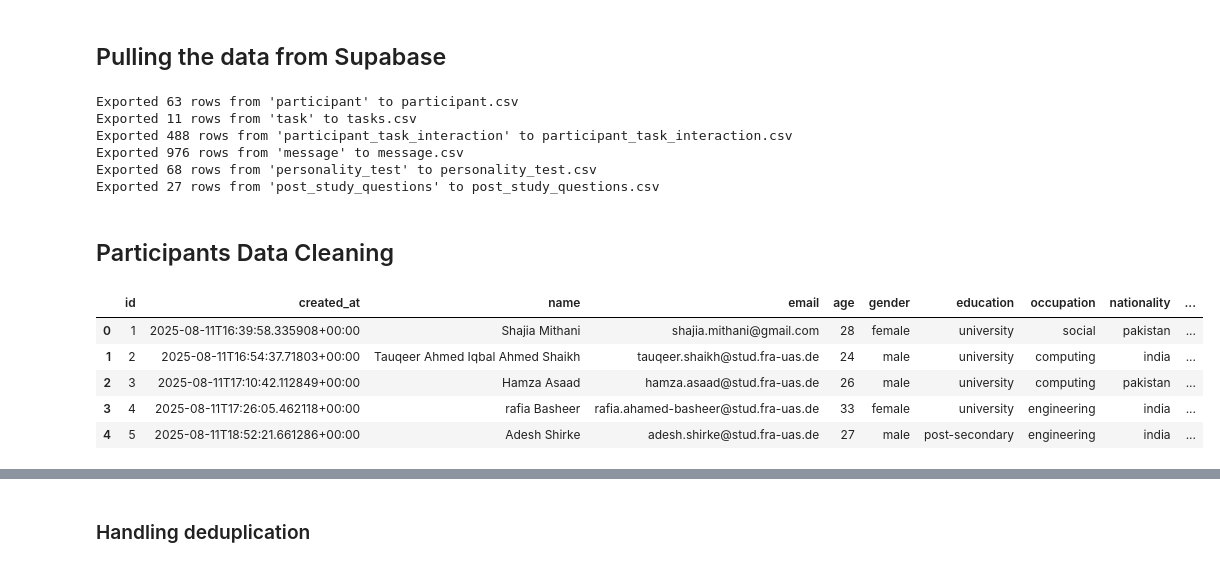
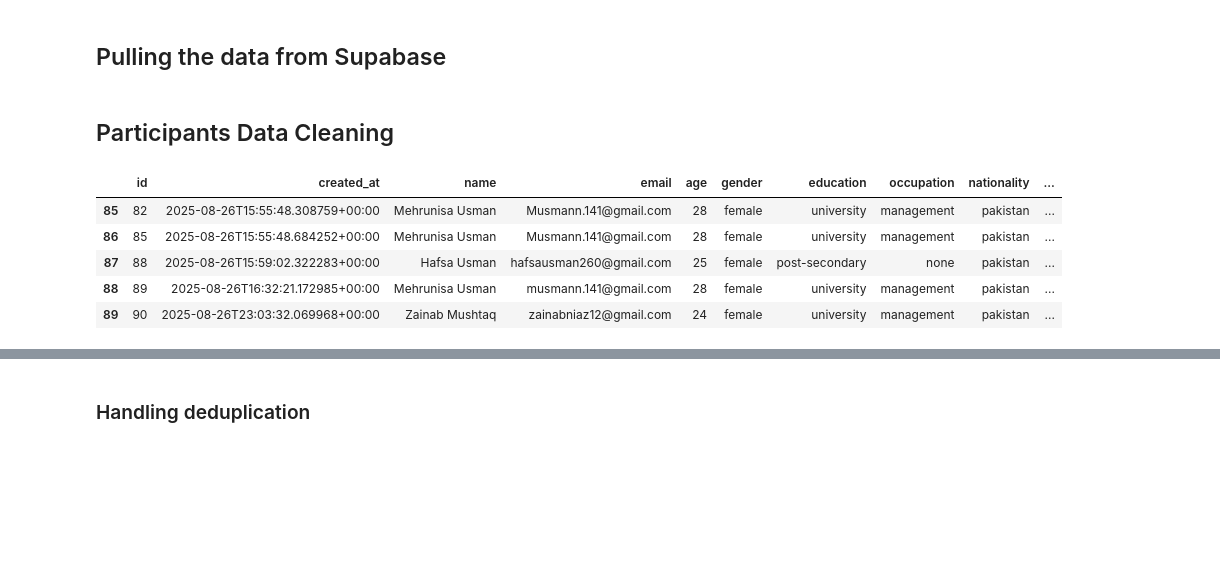
Before and after one commit to AlizaRK/hmi-ai-prompting, a Jupyter notebook: data-analysis/analysis_basics.ipynb, the cells around one changed output, grey strips where cells are left out. Cells and saved outputs as stored; diff of their text form; code cells hidden in the pictures; blank space fills up the shorter version.

```diff
--- a/data-analysis/analysis_basics.ipynb
+++ b/data-analysis/analysis_basics.ipynb
@@ -58,32 +58,25 @@ def export_table_to_csv(table_name: str, filename):
     print(f"Exported {len(rows)} rows from '{table_name}' to {filename}")
 
 # Example usage
-export_table_to_csv("participant", 'participant.csv')      # saves to participant.csv
-export_table_to_csv("task", "tasks.csv") # saves to tasks.csv
-export_table_to_csv("participant_task_interaction", "participant_task_interaction.csv")
-export_table_to_csv("message", "message.csv")
-export_table_to_csv("personality_test", "personality_test.csv")
-export_table_to_csv("post_study_questions", "post_study_questions.csv")
+# export_table_to_csv("participant", 'participant.csv')      # saves to participant.csv
+# export_table_to_csv("task", "tasks.csv") # saves to tasks.csv
+# export_table_to_csv("participant_task_interaction", "participant_task_interaction.csv")
+# export_table_to_csv("message", "message.csv")
+# export_table_to_csv("personality_test", "personality_test.csv")
+# export_table_to_csv("post_study_questions", "post_study_questions.csv")
-# %% [output]
-Exported 63 rows from 'participant' to participant.csv
-Exported 11 rows from 'task' to tasks.csv
-Exported 488 rows from 'participant_task_interaction' to participant_task_interaction.csv
-Exported 976 rows from 'message' to message.csv
-Exported 68 rows from 'personality_test' to personality_test.csv
-Exported 27 rows from 'post_study_questions' to post_study_questions.csv
 # %% [markdown]
 ## Participants Data Cleaning
 # %%
 participant = pd.read_csv('participant.csv')
 participant = participant.drop(columns=['password'], axis=1)
-participant.head()
+participant.tail()
 # %% [output]
 |  | id | created_at | name | email | age | gender | education | occupation | nationality | ... |
-| 0 | 1 | 2025-08-11T16:39:58.335908+00:00 | Shajia Mithani | shajia.mithani@gmail.com | 28 | female | university | social | pakistan | ... |
-| 1 | 2 | 2025-08-11T16:54:37.71803+00:00 | Tauqeer Ahmed Iqbal Ahmed Shaikh | tauqeer.shaikh@stud.fra-uas.de | 24 | male | university | computing | india | ... |
-| 2 | 3 | 2025-08-11T17:10:42.112849+00:00 | Hamza Asaad | hamza.asaad@stud.fra-uas.de | 26 | male | university | computing | pakistan | ... |
-| 3 | 4 | 2025-08-11T17:26:05.462118+00:00 | rafia Basheer | rafia.ahamed-basheer@stud.fra-uas.de | 33 | female | university | engineering | india | ... |
-| 4 | 5 | 2025-08-11T18:52:21.661286+00:00 | Adesh Shirke | adesh.shirke@stud.fra-uas.de | 27 | male | post-secondary | engineering | india | ... |
+| 85 | 82 | 2025-08-26T15:55:48.308759+00:00 | Mehrunisa Usman | Musmann.141@gmail.com | 28 | female | university | management | pakistan | ... |
+| 86 | 85 | 2025-08-26T15:55:48.684252+00:00 | Mehrunisa Usman | Musmann.141@gmail.com | 28 | female | university | management | pakistan | ... |
+| 87 | 88 | 2025-08-26T15:59:02.322283+00:00 | Hafsa Usman | hafsausman260@gmail.com | 25 | female | post-secondary | none | pakistan | ... |
+| 88 | 89 | 2025-08-26T16:32:21.172985+00:00 | Mehrunisa Usman | musmann.141@gmail.com | 28 | female | university | management | pakistan | ... |
+| 89 | 90 | 2025-08-26T23:03:32.069968+00:00 | Zainab Mushtaq | zainabniaz12@gmail.com | 24 | female | university | management | pakistan | ... |
 # %%
 print("total females:", participant.loc[participant['gender'] == 'female'].reset_index(drop=True).__len__())
 print("total males:", participant.loc[participant['gender'] == 'male'].reset_index(drop=True).__len__())
```
Also changed, not shown: parts of 70 cells of this notebook, 9 other files.
